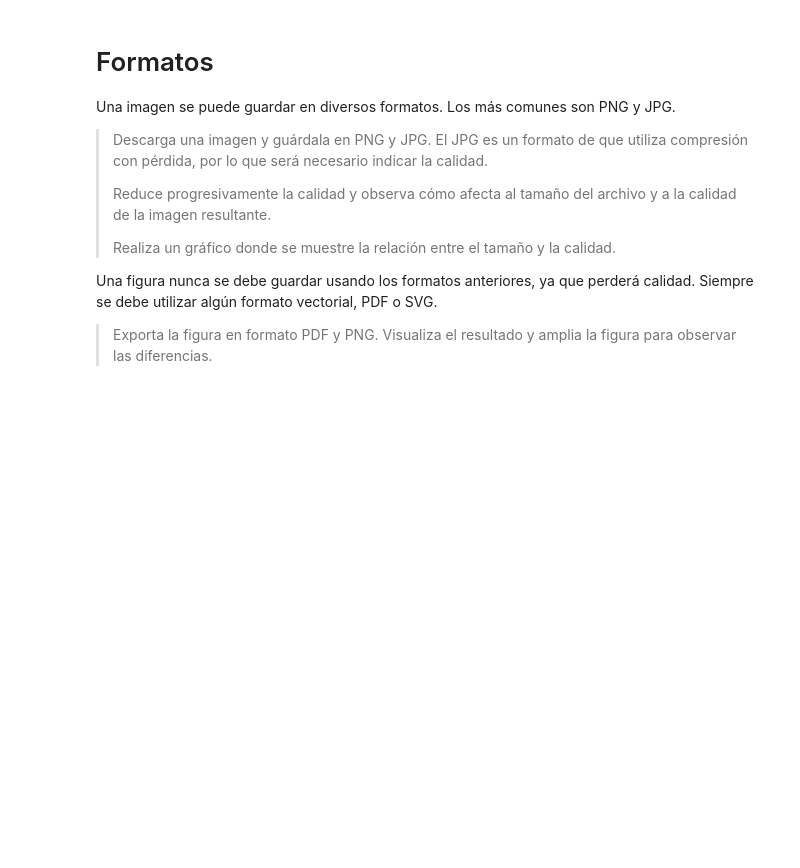
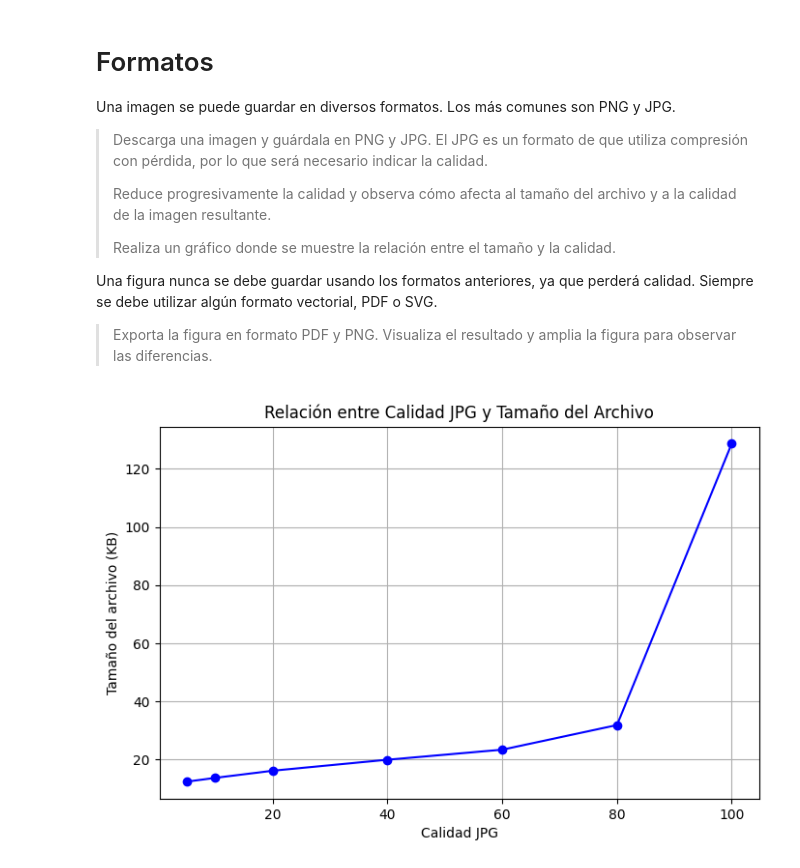
Before and after one commit to uo288207/vision_artificial, a Jupyter notebook: Prac02-Imagen.ipynb, the cells around one changed output. Drawn from its saved outputs; the diff is of its cells as text; code cells hidden in the pictures; blank space fills up the shorter version.

```diff
--- a/Prac02-Imagen.ipynb
+++ b/Prac02-Imagen.ipynb
@@ -314,3 +405,35 @@ Una imagen se puede guardar en diversos formatos. Los más comunes son PNG y JPG
 Una figura nunca se debe guardar usando los formatos anteriores, ya que perderá calidad. Siempre se debe utilizar algún formato vectorial, PDF o SVG.
 
 > Exporta la figura en formato PDF y PNG. Visualiza el resultado y amplia la figura para observar las diferencias.
+# %%
+import cv2
+import numpy as np
+import os
+import matplotlib.pyplot as plt
+
+#  Reducir progresivamente la calidad del JPG y medir el tamaño del archivo
+qualities = [100, 80, 60, 40, 20, 10, 5]  # Diferentes niveles de calidad
+file_sizes = []
+
+for quality in qualities:
+    jpg_path = "dog-7770069_640.jpg"
+    cv2.imwrite(jpg_path, image, [cv2.IMWRITE_JPEG_QUALITY, quality])
+    file_size = os.path.getsize(jpg_path) / 1024  # Convertir a KB
+    file_sizes.append(file_size)
+
+# Graficar la relación entre calidad y tamaño de archivo
+plt.figure(figsize=(8,5))
+plt.plot(qualities, file_sizes, marker='o', linestyle='-', color='b')
+plt.xlabel("Calidad JPG")
+plt.ylabel("Tamaño del archivo (KB)")
+plt.title("Relación entre Calidad JPG y Tamaño del Archivo")
+plt.grid(True)
+
+# 5Guardar la gráfica en PDF y PNG
+plt.savefig("quality_vs_size.pdf")
+plt.savefig("quality_vs_size.png")
+
+# Mostrar la gráfica
+plt.show()
+# %% [output]
+[figure, added]
```
Also changed, not shown: parts of 4 cells of this notebook.
